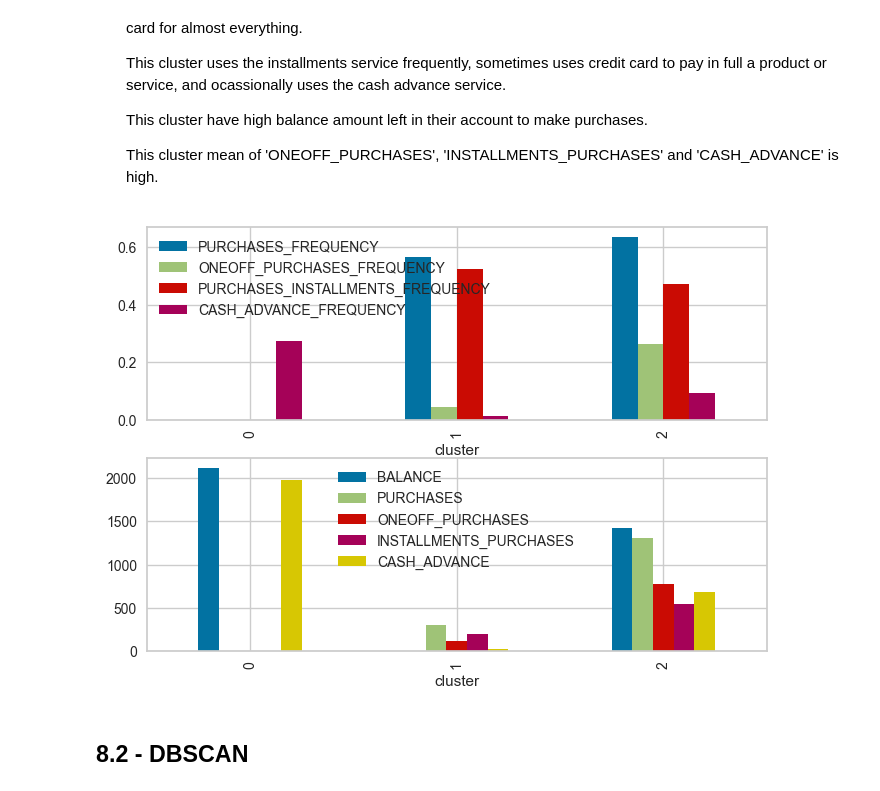
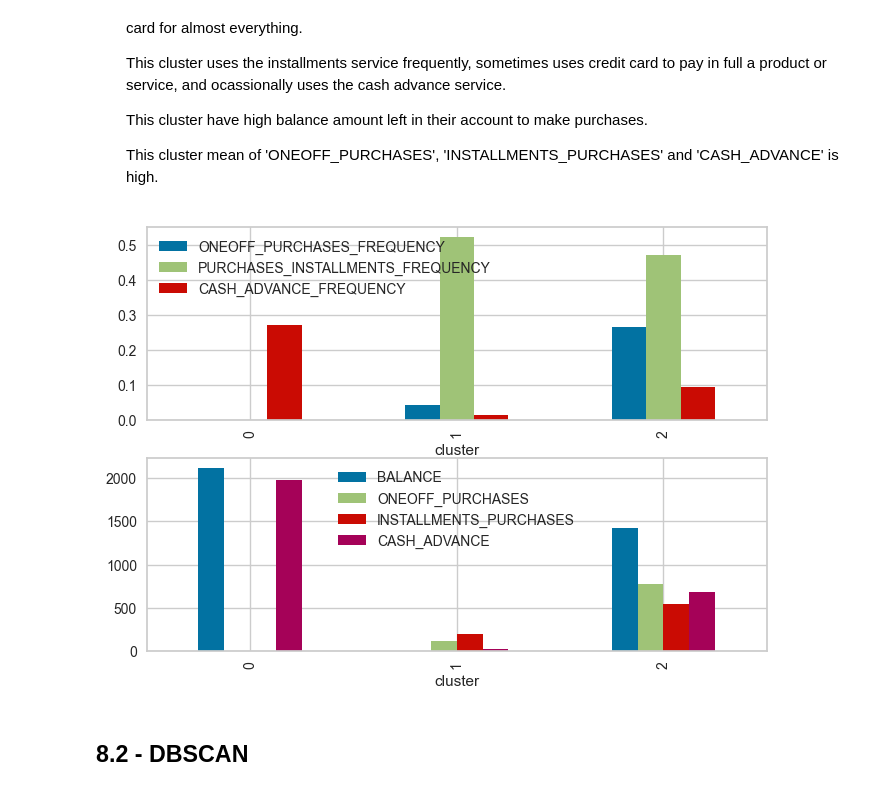
Before and after one commit to jasonrichdarmawan/p1-g4, a Jupyter notebook: h8dsft_P1G4_jason_rich_darmawan_onggo_putra.ipynb, the cells around one changed output. Drawn from its saved outputs; the diff is of its cells as text; code cells hidden in the pictures.

```diff
--- a/h8dsft_P1G4_jason_rich_darmawan_onggo_putra.ipynb
+++ b/h8dsft_P1G4_jason_rich_darmawan_onggo_putra.ipynb
@@ -809,36 +809,36 @@ isolate()
 # Interpreting clusters based on KMeans(n_clusters=3)
 def isolate():
     kmeans = kmeans_list[3-2]
 
     X_train_imputed = num_prep[0].fit_transform(X=X_train)
 
     Xy_train_imputed = pd.concat([
         pd.DataFrame(
             data=X_train_imputed,
             columns=num_prep[0].get_feature_names_out()
         ),
         pd.DataFrame({'cluster': kmeans.labels_})
     ], axis=1)
 
     _, axes = plt.subplots(2,1)
 
     interests_1 = [
-        'PURCHASES_FREQUENCY', 'ONEOFF_PURCHASES_FREQUENCY',
+        'ONEOFF_PURCHASES_FREQUENCY',
         'PURCHASES_INSTALLMENTS_FREQUENCY', 'CASH_ADVANCE_FREQUENCY', 'cluster'
     ]
 
     Xy_train_imputed[interests_1].groupby(by='cluster').mean().plot.bar(ax=axes[0])
 
     interests_2 = [
-        'BALANCE', 'PURCHASES', 'ONEOFF_PURCHASES', 'INSTALLMENTS_PURCHASES',
+        'BALANCE', 'ONEOFF_PURCHASES', 'INSTALLMENTS_PURCHASES',
         'CASH_ADVANCE', 'cluster'
     ]
 
     Xy_train_imputed[interests_2].groupby(by='cluster').mean().plot.bar(ax=axes[1])
 
 isolate()
 # %% [output]
-[figure, old version]
+[figure, new version]
 # %% [markdown]
 ## 8.2 - DBSCAN
 # %%
```
Also changed, not shown: parts of 2 cells of this notebook.
